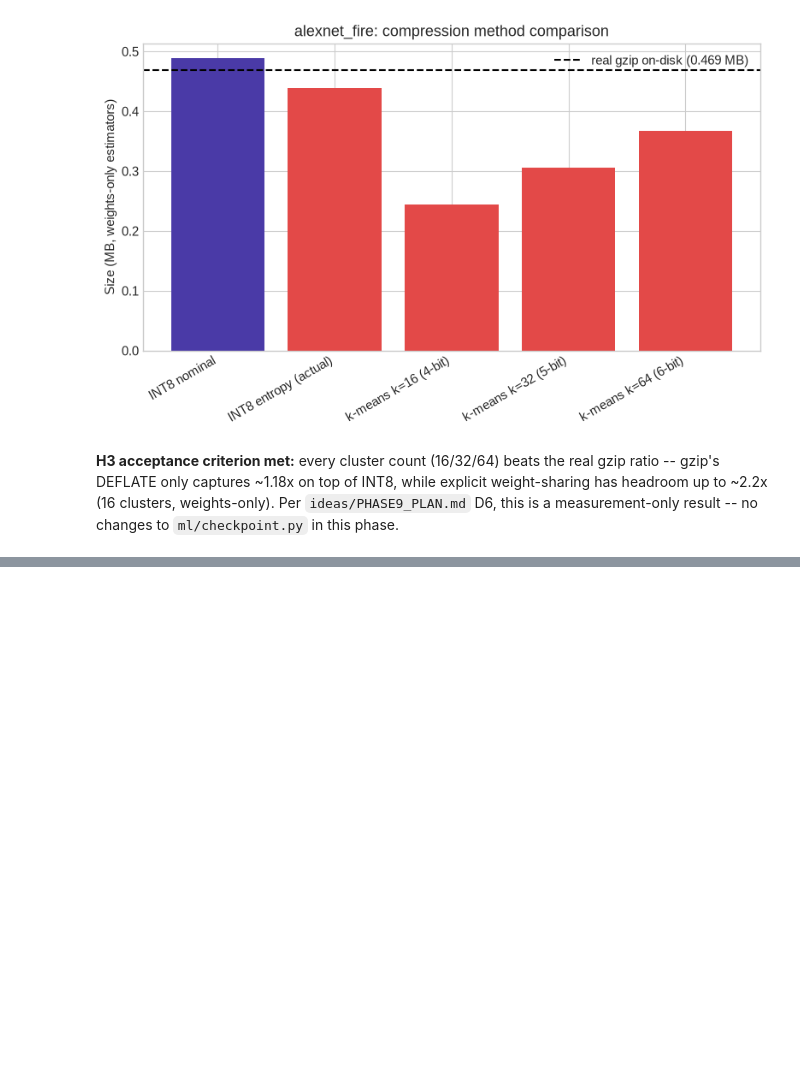
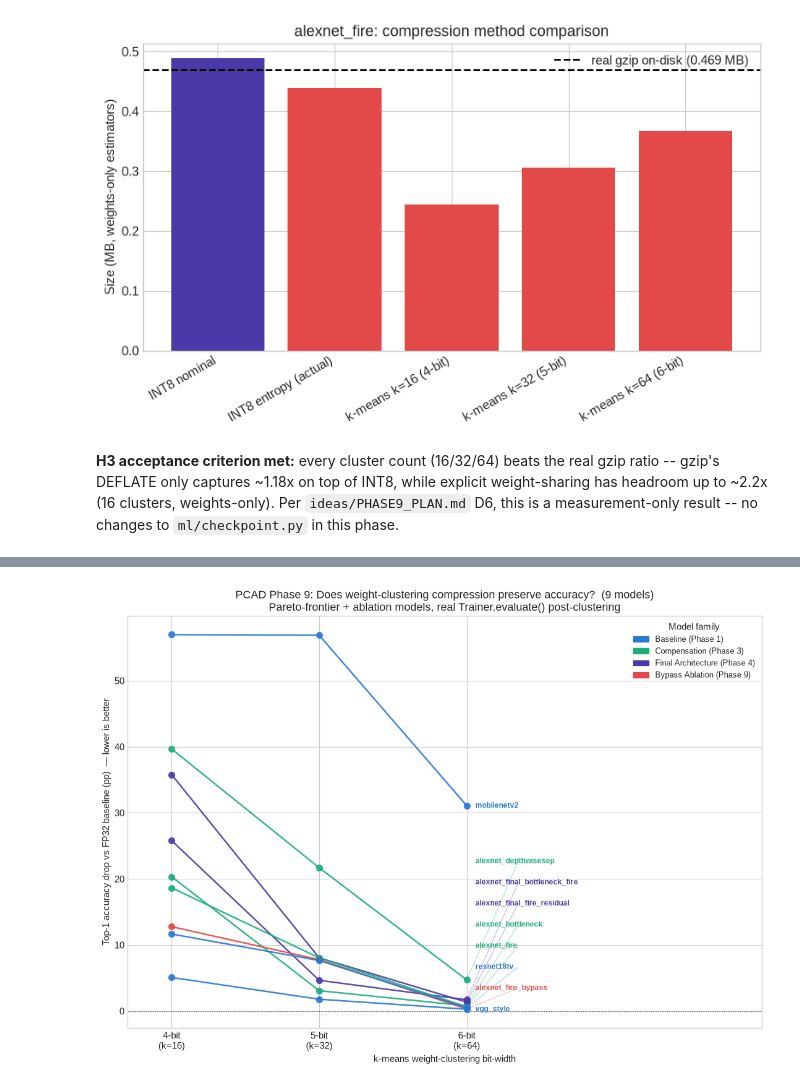
Before and after one commit to RafaelSdeS/dnn_study, a Jupyter notebook: notebooks/phase_9_pcad_bypass_ablation_analysis/phase9_ablation_analysis.ipynb, the cells around one changed output, grey strips where cells are left out. Drawn from its saved outputs; the diff is of its cells as text; code cells hidden in the pictures; blank space fills up the shorter version.

```diff
--- a/notebooks/phase_9_pcad_bypass_ablation_analysis/phase9_ablation_analysis.ipynb
+++ b/notebooks/phase_9_pcad_bypass_ablation_analysis/phase9_ablation_analysis.ipynb
@@ -669,7 +711,7 @@ python -m scripts.prune_channels --model alexnet_bottleneck --ratio 0.4 --runtim
 ### Task 3 (H3) — Compression Headroom: does weight-clustering beat plain gzip on INT8?
 # %%
 import math
-from scripts.measure_compression import entropy_bits_per_weight, kmeans_codebook_size_mb, _weight_tensors
+from scripts.measure_compression import entropy_bits_per_weight, cluster_weights, _weight_tensors
 from ml import disk_mb, gzip_mb
 
 COMPRESS_MODEL = "alexnet_fire"
@@ -684,7 +726,7 @@ entropy_mb = n_weights * entropy / 8 / (1024 ** 2)
 
 rows = [("INT8 nominal", 8.0, nominal_mb), ("INT8 entropy (actual)", entropy, entropy_mb)]
 for k in (16, 32, 64):
-    codebook_mb, index_mb = kmeans_codebook_size_mb(fire_model, k)
+    _, codebook_mb, index_mb = cluster_weights(fire_model, k)
     bits = max(1, math.ceil(math.log2(k)))
     rows.append((f"k-means k={k} ({bits}-bit)", bits, codebook_mb + index_mb))
 
@@ -723,0 +770,55 @@ plt.show()
+# %%
+COMPRESSION_DIR = project_root / "outputs" / "local" / "results"
+
+rows = []
+for p in sorted(COMPRESSION_DIR.glob("*_compression_accuracy.csv")):
+    d = pd.read_csv(p)
+    d["model_name"] = p.stem.removesuffix("_compression_accuracy")
+    rows.append(d)
+
+if rows:
+    df_comp_acc = pd.concat(rows, ignore_index=True)
+
+    fig, ax = plt.subplots(figsize=(11, 8))
+    last_points = []
+    for name, g in df_comp_acc.groupby("model_name"):
+        g = g[g["cluster_k"].notna()].sort_values("bits_per_weight")
+        if g.empty:
+            continue
+        color = CATEGORY_COLORS[model_category(name)]
+        ax.plot(g["bits_per_weight"], g["top1_drop_pp"], marker="o", color=color, lw=1.8, alpha=0.9, ms=7, zorder=3)
+        last = g.iloc[-1]
+        last_points.append([name, color, float(last["bits_per_weight"]), float(last["top1_drop_pp"])])
+
+    # Greedy vertical declutter: most models converge near-zero drop at 6-bit,
+    # which is exactly the region we most need to read clearly.
+    last_points.sort(key=lambda p: p[3])
+    CLUSTER_GAP = 3.2
+    label_y = []
+    for _, _, _, y in last_points:
+        y_adj = y if not label_y else max(y, label_y[-1] + CLUSTER_GAP)
+        label_y.append(y_adj)
+
+    for (name, color, x, y), y_label in zip(last_points, label_y):
+        ax.annotate(name, (x, y_label), xytext=(10, 0), textcoords="offset points",
+                    fontsize=8.5, fontweight="bold", color=color, va="center", zorder=4)
+        if abs(y_label - y) > 0.3:
+            ax.plot([x, x + 0.35], [y, y_label], color=color, lw=0.6, alpha=0.5, zorder=2)
+
+    ax.axhline(0, color="black", lw=1, alpha=0.5, ls=":")
+    ax.set_xticks([4, 5, 6])
+    ax.set_xticklabels(["4-bit\n(k=16)", "5-bit\n(k=32)", "6-bit\n(k=64)"])
+    ax.set_xlabel("k-means weight-clustering bit-width")
+    ax.set_ylabel("Top-1 accuracy drop vs FP32 baseline (pp)  — lower is better")
+    ax.set_title(f"PCAD Phase 9: Does weight-clustering compression preserve accuracy?  ({df_comp_acc['model_name'].nunique()} models)\n"
+                 f"Pareto-frontier + ablation models, real Trainer.evaluate() post-clustering")
+    ax.legend(handles=category_legend_handles(df_comp_acc["model_name"].unique()), loc="upper right", fontsize=9, title="Model family")
+    ax.set_xlim(3.7, 8.0)
+    plt.tight_layout()
+    plt.savefig(FIGURES_DIR / "phase9_compression_accuracy_by_model.png", dpi=150, bbox_inches="tight")
+    plt.show()
+else:
+    print(f"[skip] No *_compression_accuracy.csv files found under {COMPRESSION_DIR} -- "
+          f"run scripts/measure_compression.py --evaluate for each model first")
+# %% [output]
+[figure, added]
```
Also changed, not shown: parts of 6 cells of this notebook, 12 other files.
